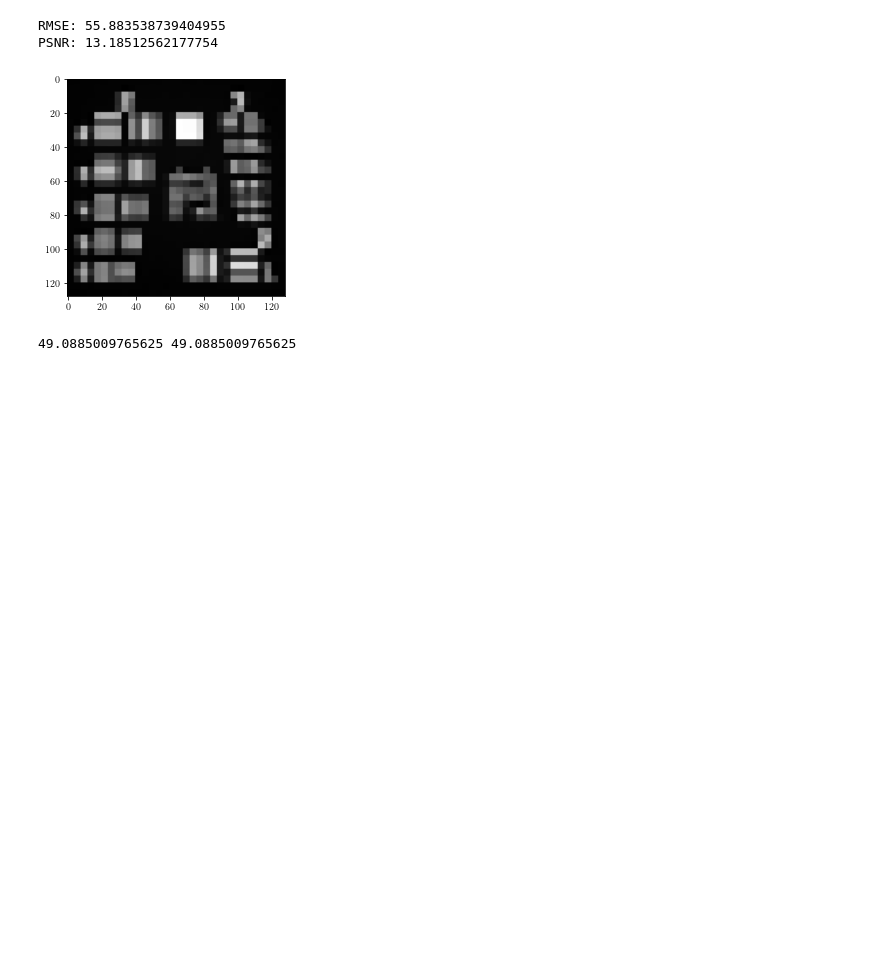
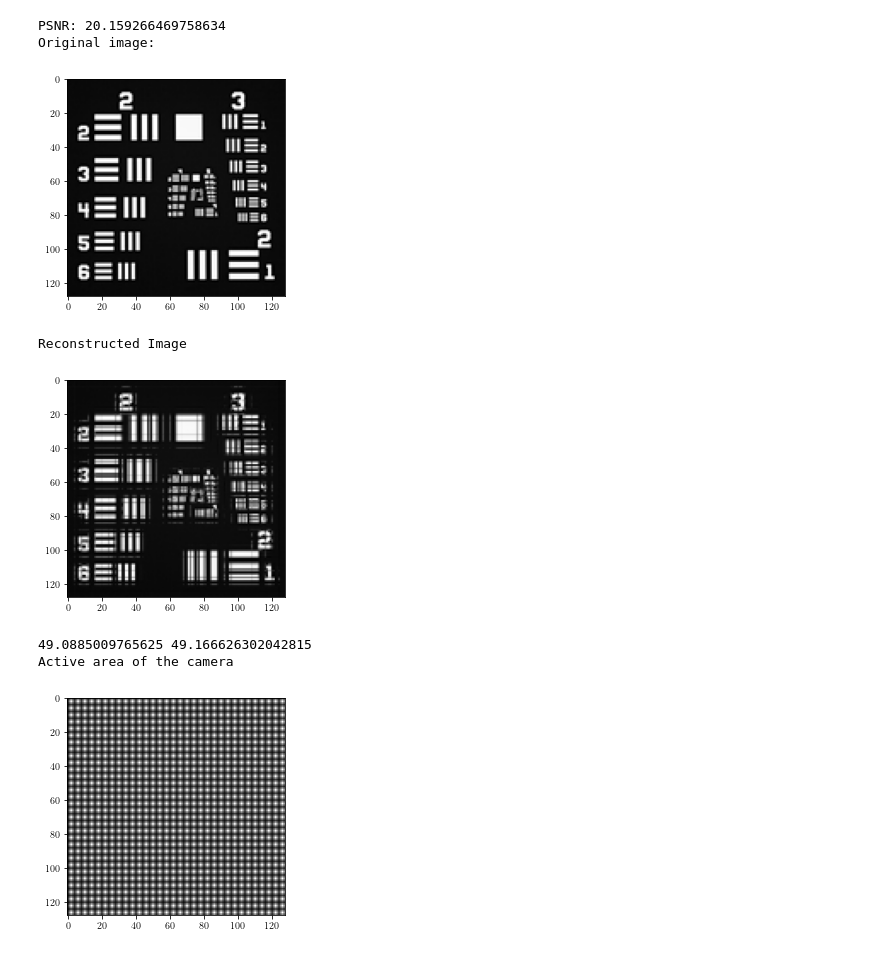
Before and after one commit to rstanuwijaya/jensen-lab-analysis, a Jupyter notebook: notebooks/newgdi.ipynb, the cells around one changed output. Drawn from its saved outputs; the diff is of its cells as text; code cells hidden in the pictures; blank space fills up the shorter version.

```diff
--- a/notebooks/newgdi.ipynb
+++ b/notebooks/newgdi.ipynb
@@ -20,20 +17,34 @@ The autoreload extension is already loaded. To reload it, use:
 # %%
 path = '../common/RC_780.png'
+slm_res = (128, 128)
 camera_res = (32, 32)
-slm_res = (128, 128)
-sim = GhostSimulator(path, slm_res, camera_res, 1)
+mac_res = (4, 4)
+sim = GhostSimulator(path, slm_res, camera_res, mac_res, 16, sigma=1, method='zigzag')
 cnt = sim.run_simulation()
-rmse = sim.calc_rmse()
-print('RMSE:', rmse)
+# rmse = sim.calc_rmse()
+# print('RMSE:', rmse)
 psnr = sim.calc_psnr()
 print('PSNR:', psnr)
 
+print("Original image:")
+plt.imshow(sim.T, cmap='gray')
+plt.show()
+
+print("Reconstructed Image")
 plt.imshow(np.abs(sim.G2), cmap='gray')
 plt.show()
 
-print(np.average(sim.T), np.average(sim.G2))
+# print(np.average(sim.T), np.average(sim.G2))
+
+print("Active area of the camera")
+plt.imshow(sim.At.sum(axis=0).reshape(sim.shape_slm), cmap='gray')
+plt.show()
 # %% [output]
-RMSE: 55.883538739404955
-PSNR: 13.18512562177754
+PSNR: 20.159266469758634
+Original image:
-[figure, old version]
+[figure, new version]
-49.0885009765625 49.0885009765625
+Reconstructed Image
+[figure, added]
+49.0885009765625 49.166626302042815
+Active area of the camera
+[figure, added]
```
Also changed, not shown: parts of 6 cells of this notebook, 1 other file.
